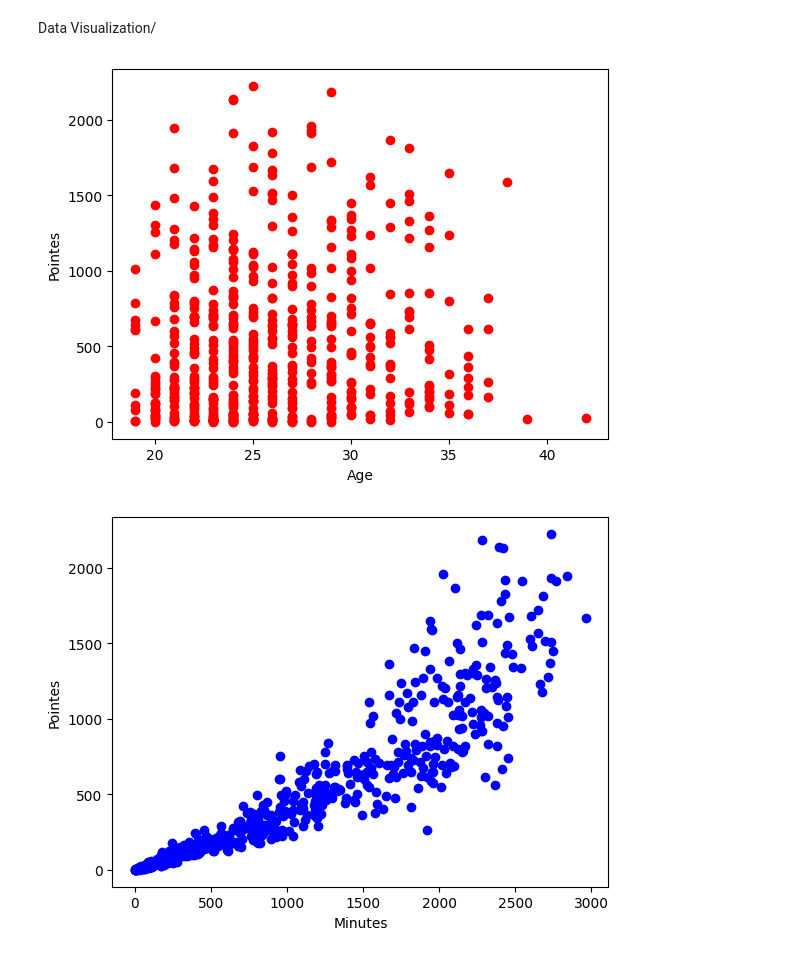
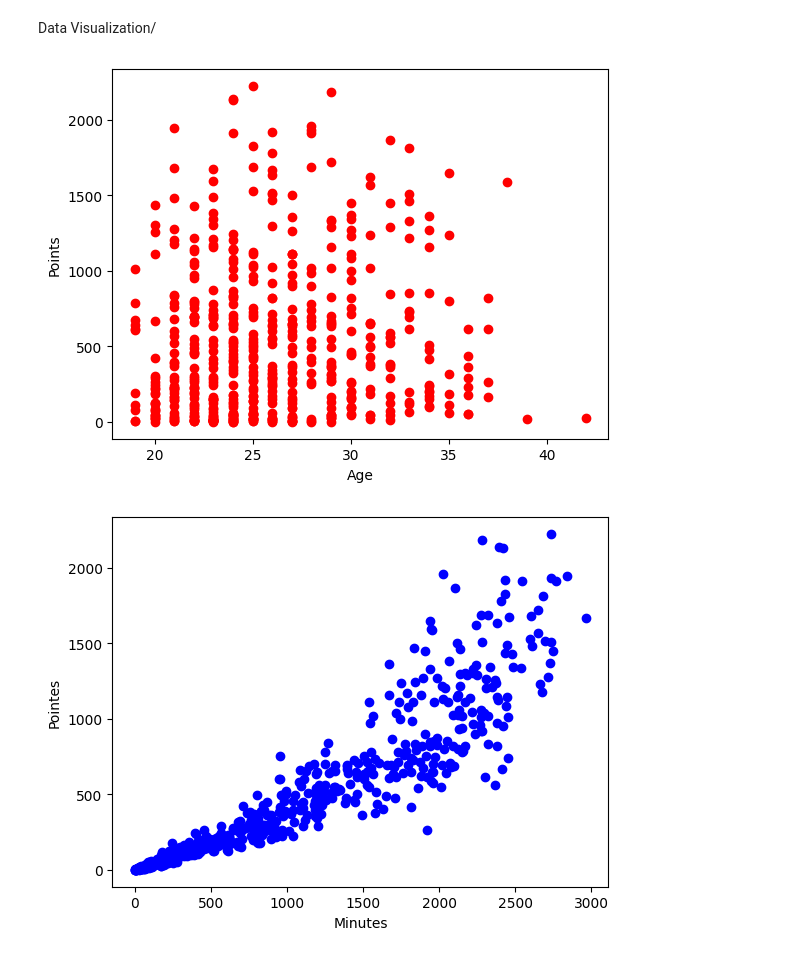
Before and after one commit to marcushin/Machine-Learning-with-Python, a Jupyter notebook: MarcusFinal.ipynb, the cells around one changed output. Drawn from its saved outputs; the diff is of its cells as text; code cells hidden in the pictures.

```diff
--- a/MarcusFinal.ipynb
+++ b/MarcusFinal.ipynb
@@ -77,5 +91,5 @@ df.describe(include= np.number)
 # %%
-cdf=df[['Age','Min','PTS','FGM','FGA','FTM','REB','AST','+/-']]
+cdf=points_df[['Age','Min','PTS','FGM','FGA','FTM','REB','AST','+/-']]
 cdf.head(10)
 # %% [output]
 |  | Age | Min | PTS | FGM | FGA | FTM | REB | AST | +/- |
@@ -94,10 +108,10 @@ Data Visualization/
 # %%
 plt.scatter(cdf.Age, cdf.PTS, color='red')
 plt.xlabel("Age")
-plt.ylabel("Pointes")
+plt.ylabel("Points")
 plt.show()
 # %% [output]
-[figure, old version]
+[figure, new version]
 # %%
 plt.scatter(cdf.Min, cdf.PTS, color='blue')
 plt.xlabel("Minutes")
```
Also changed, not shown: parts of 17 cells of this notebook.
